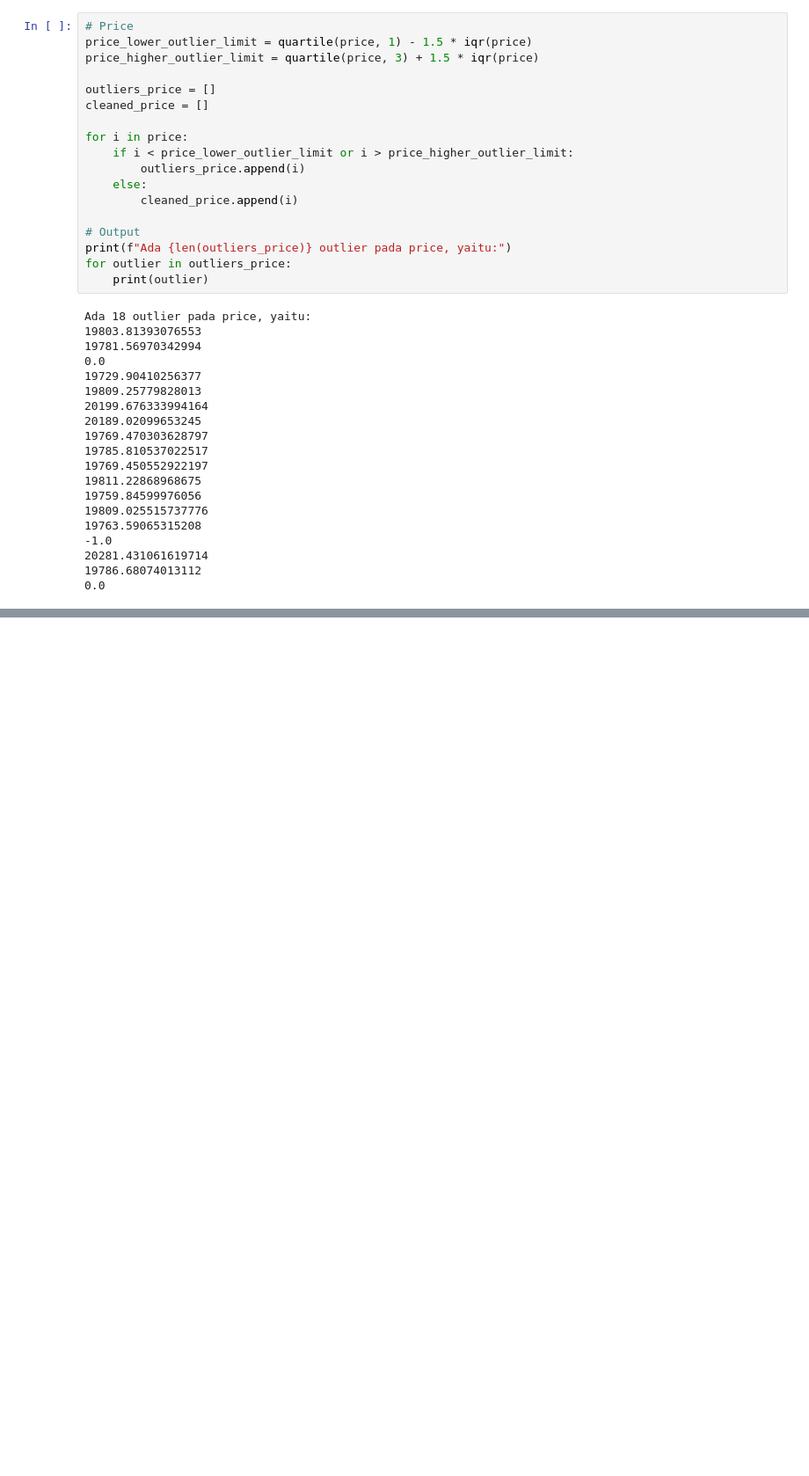
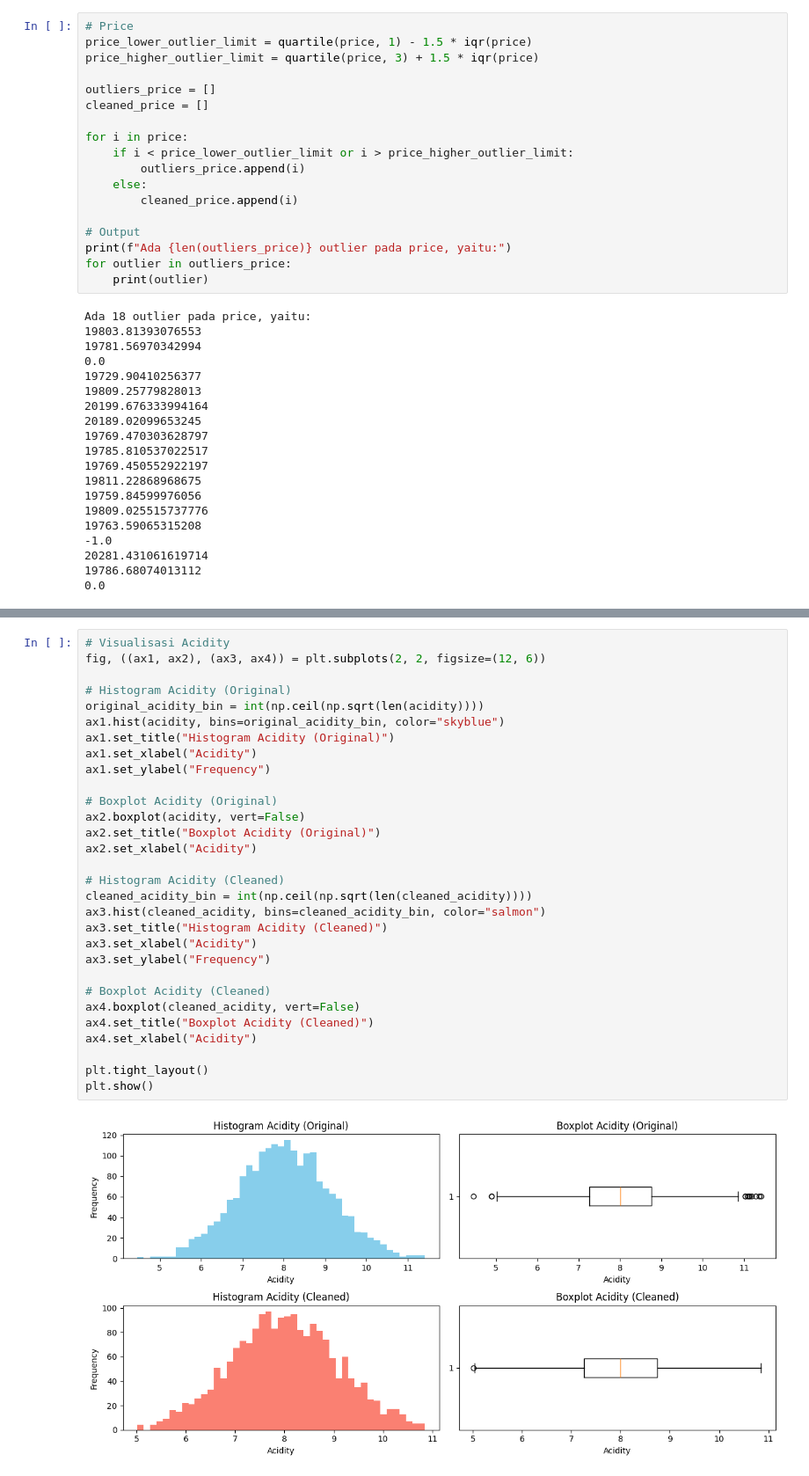
Before and after one commit to SandWithCheese/TubesProbstat, a Jupyter notebook: src/main.ipynb, the cells around one changed output, grey strips where cells are left out. Shown at 88% size. Drawn from its saved outputs; the diff is of its cells as text; blank space fills up the shorter version.

```diff
--- a/src/main.ipynb
+++ b/src/main.ipynb
@@ -1261,0 +1279,32 @@ Ada 18 outlier pada price, yaitu:
+# %%
+# Visualisasi Acidity
+fig, ((ax1, ax2), (ax3, ax4)) = plt.subplots(2, 2, figsize=(12, 6))
+
+# Histogram Acidity (Original)
+original_acidity_bin = int(np.ceil(np.sqrt(len(acidity))))
+ax1.hist(acidity, bins=original_acidity_bin, color="skyblue")
+ax1.set_title("Histogram Acidity (Original)")
+ax1.set_xlabel("Acidity")
+ax1.set_ylabel("Frequency")
+
+# Boxplot Acidity (Original)
+ax2.boxplot(acidity, vert=False)
+ax2.set_title("Boxplot Acidity (Original)")
+ax2.set_xlabel("Acidity")
+
+# Histogram Acidity (Cleaned)
+cleaned_acidity_bin = int(np.ceil(np.sqrt(len(cleaned_acidity))))
+ax3.hist(cleaned_acidity, bins=cleaned_acidity_bin, color="salmon")
+ax3.set_title("Histogram Acidity (Cleaned)")
+ax3.set_xlabel("Acidity")
+ax3.set_ylabel("Frequency")
+
+# Boxplot Acidity (Cleaned)
+ax4.boxplot(cleaned_acidity, vert=False)
+ax4.set_title("Boxplot Acidity (Cleaned)")
+ax4.set_xlabel("Acidity")
+
+plt.tight_layout()
+plt.show()
+# %% [output]
+[figure, added]
```
Also changed, not shown: parts of 26 cells of this notebook.
